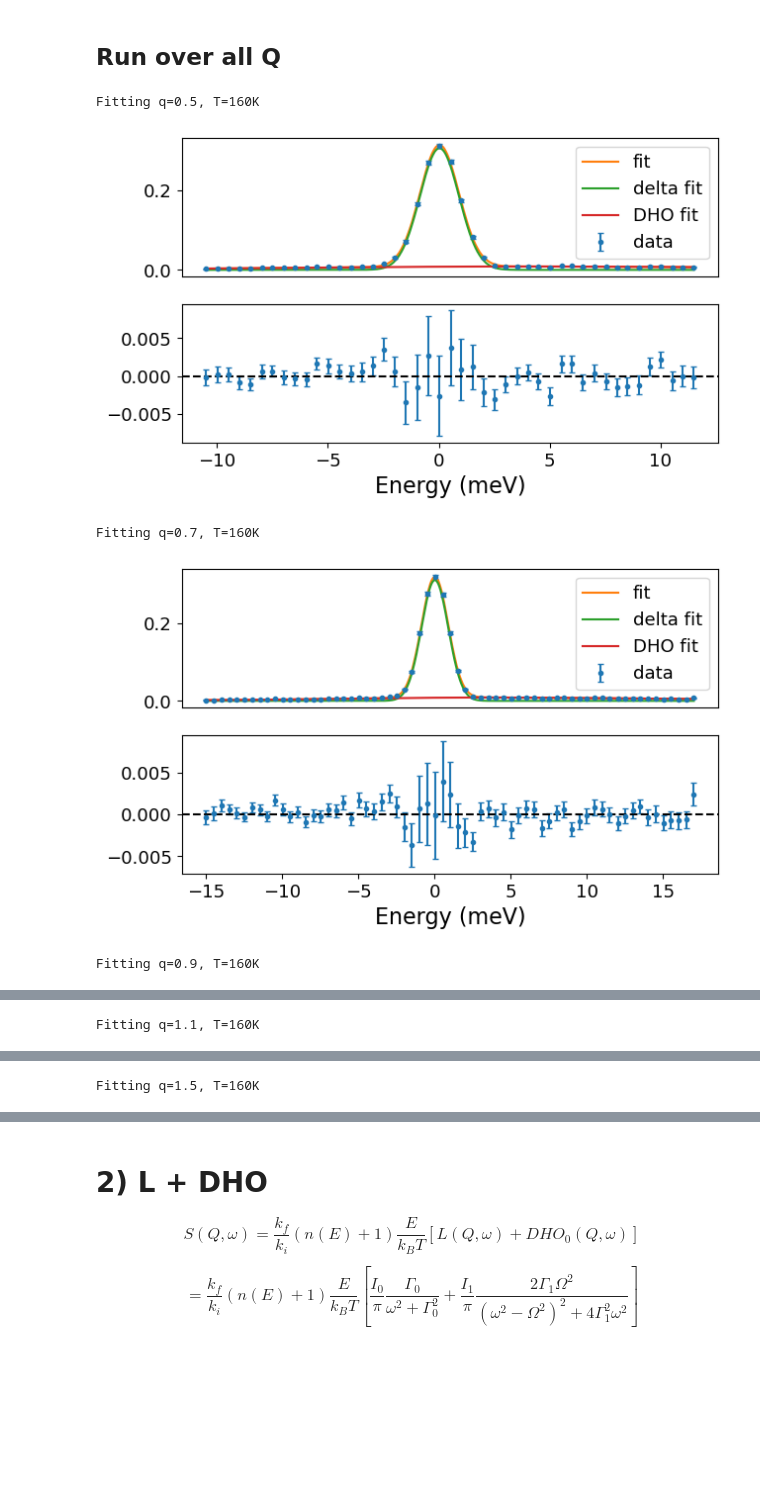
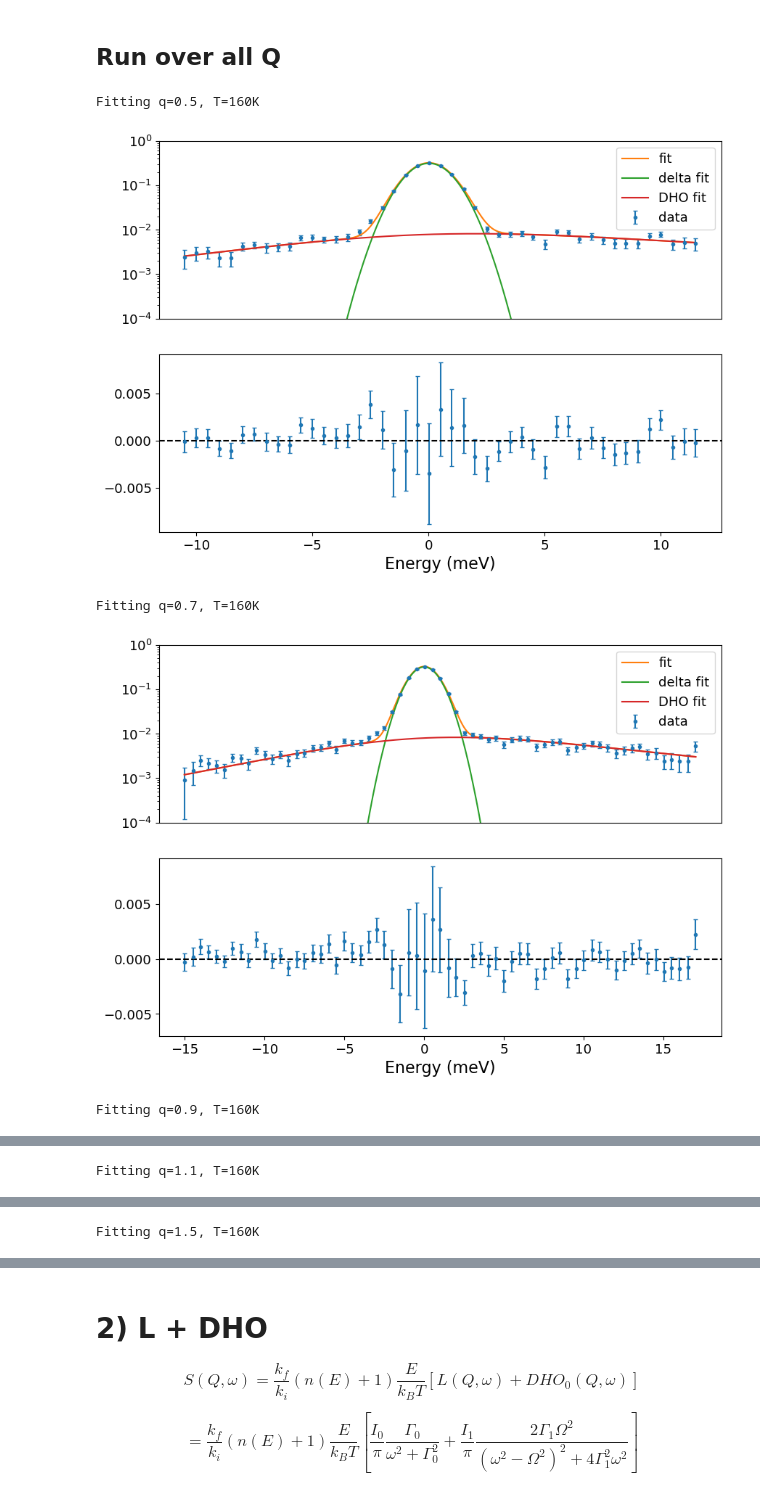
Before and after one commit to FabioBrugnara/IN8_Glicerol, a Jupyter notebook: 6) first fits.ipynb, the cells around one changed output, grey strips where cells are left out. Cells and saved outputs as stored; diff of their text form; code cells hidden in the pictures; blank space fills up the shorter version.

```diff
--- a/6) first fits.ipynb
+++ b/6) first fits.ipynb
@@ -204,7 +204,7 @@ for q in Qs:
     fitout[T,q] = results.params
 
     ######### PLOT THE FIT #########
-    plt.figure(figsize=(7, 4))
+    plt.figure(figsize=(10, 7))
     plt.subplot(2,1,1)
     plt.errorbar(spec.omega, spec.S, yerr=spec.dS, fmt='.', capsize=2, label='data')
     X = np.linspace(spec.omega.min(), spec.omega.max(), 1000)
@@ -212,36 +212,36 @@ for q in Qs:
     plt.plot(X, S_delta_conv(X, **results.params.valuesdict()), label='delta fit')
     plt.plot(X, S_DHO_conv(X, **results.params.valuesdict()), label='DHO fit')
     plt.legend()
     plt.xticks([])
-    #plt.yscale('log')
-    #plt.ylim(1e-4, 1)
+    plt.yscale('log')
+    plt.ylim(1e-4, 1)
 
     ### residual plot
     plt.subplot(2,1,2)
     plt.errorbar(spec.omega, spec.S - results.best_fit, yerr=spec.dS, fmt='.', capsize=2, label='residual')
     plt.axhline(0, color='k', linestyle='--')
     plt.xlabel('Energy (meV)')
 
     plt.show()
 
 ### SAVE RESULTS
 omega0 = [fitout[T,q]['omega0'].value for q in Qs]
 domega0 = [fitout[T,q]['omega0'].stderr for q in Qs]
 I0 = [fitout[T,q]['I0'].value for q in Qs]
 dI0 = [fitout[T,q]['I0'].stderr for q in Qs]
 I1 = [fitout[T,q]['I1'].value for q in Qs]
 dI1 = [fitout[T,q]['I1'].stderr for q in Qs]
 
 Omega1 = [fitout[T,q]['Omega1'].value for q in Qs]
 dOmega1 = [fitout[T,q]['Omega1'].stderr for q in Qs]
 Gamma1 = [fitout[T,q]['Gamma1'].value for q in Qs]
 dGamma1 = [fitout[T,q]['Gamma1'].stderr for q in Qs]
 
 fitout = pd.DataFrame({'omega0':omega0, 'domega0':domega0, 'I0':I0, 'dI0':dI0, 'I1':I1, 'dI1':dI1, 'Omega1':Omega1, 'dOmega1':dOmega1, 'Gamma1':Gamma1, 'dGamma1':dGamma1}, index=Qs)
 fitout.fillna(0, inplace=True)
 # %% [output]
 Fitting q=0.5, T=160K
-[figure, old version]
+[figure, new version]
 Fitting q=0.7, T=160K
-[figure, old version]
+[figure, new version]
 Fitting q=0.9, T=160K
```
Also changed, not shown: parts of 5 cells of this notebook, 36 other files.
